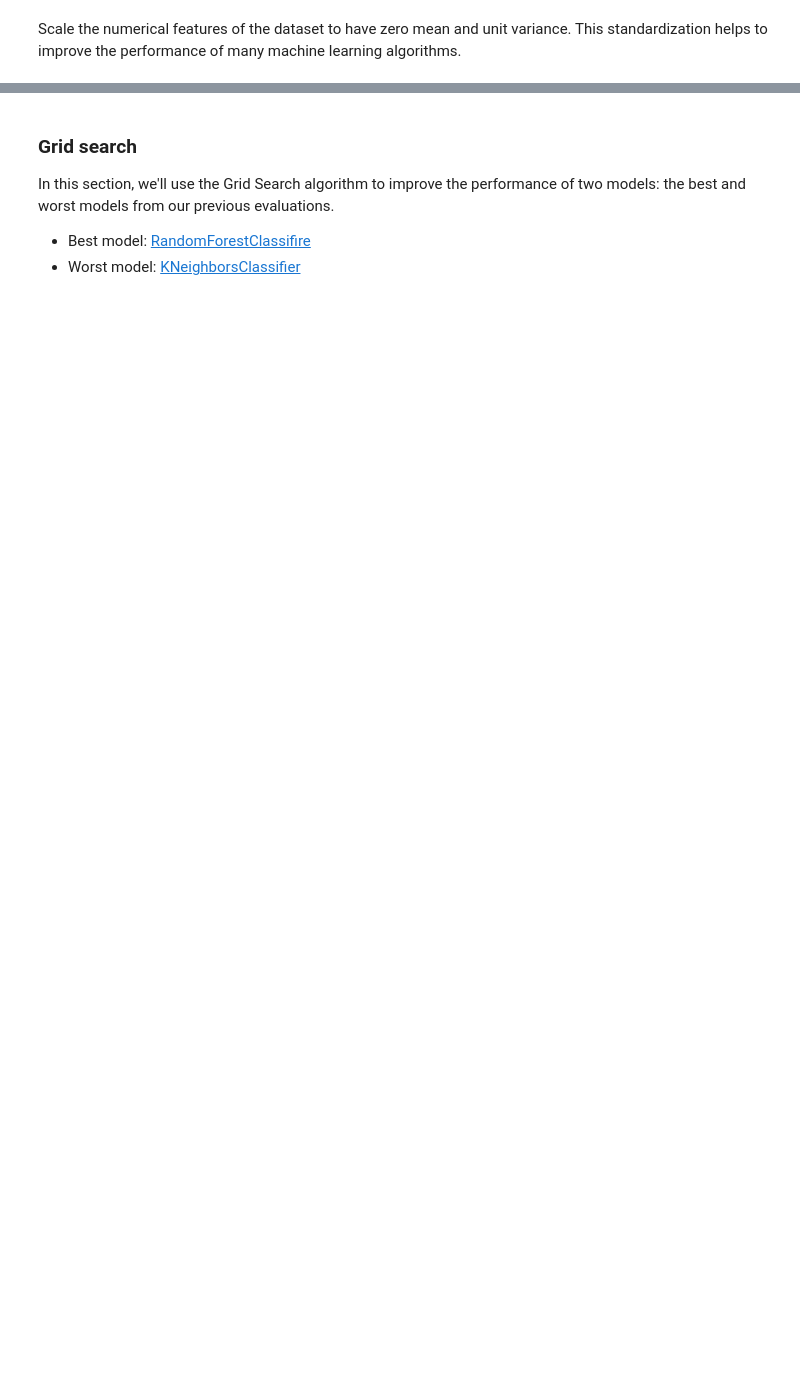
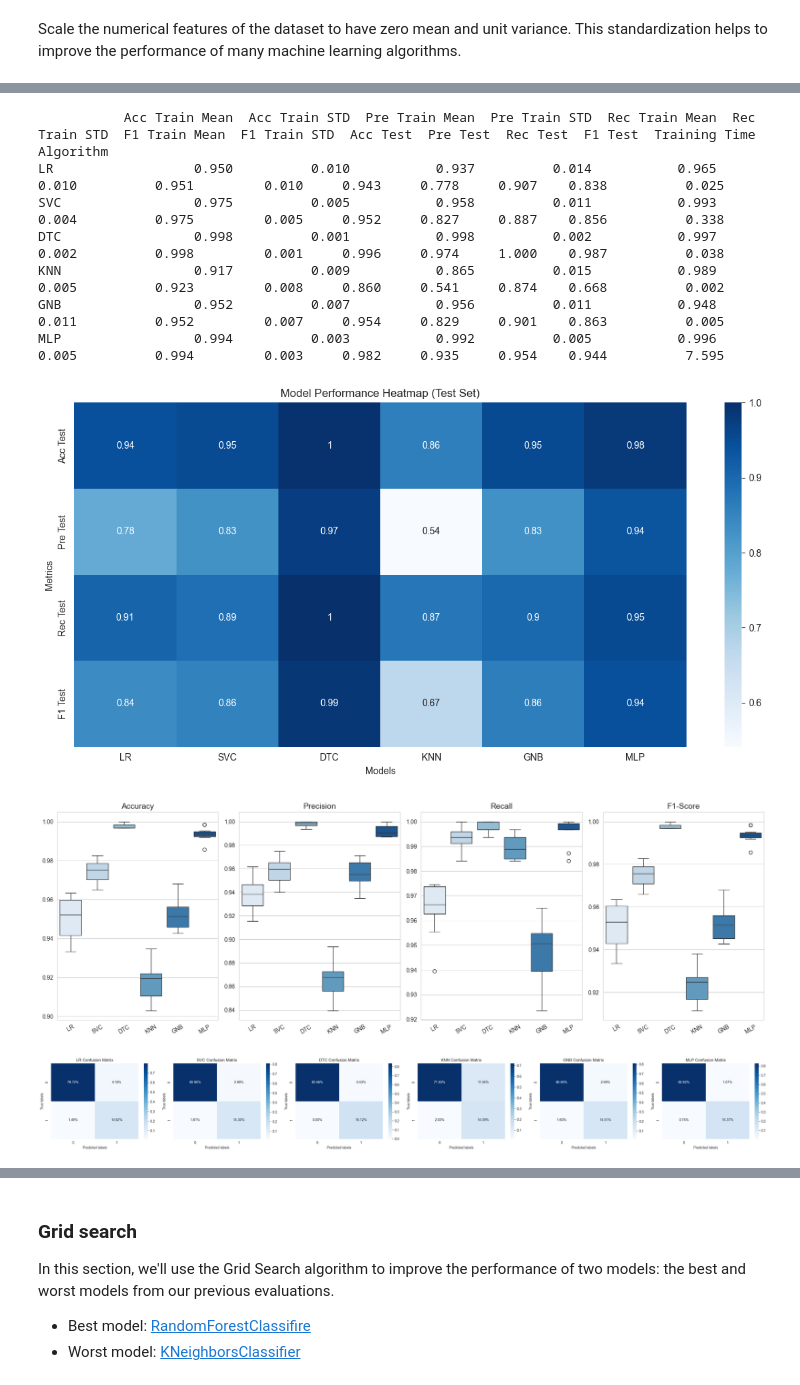
Before and after one commit to Mansur-Mustafin/AI-NASA-asteroids, a Jupyter notebook: main.ipynb, the cells around one changed output, grey strips where cells are left out. Drawn from its saved outputs; the diff is of its cells as text; code cells hidden in the pictures; blank space fills up the shorter version.

```diff
--- a/main.ipynb
+++ b/main.ipynb
@@ -212,7 +304,7 @@ def plot_confusion_matrices(models, confusion_matrices, names):
     plt.tight_layout()
     plt.show()
 # %%
-def model_evaluation(x_train, y_train, x_test, y_test, models):
+def evaluate_models(x_train, y_train, x_test, y_test, models):
     names = []
     scoring = ['accuracy', 'precision', 'recall', 'f1']
 
@@ -238,11 +330,11 @@ def model_evaluation(x_train, y_train, x_test, y_test, models):
         # Cross-validation results on the training set
         result = cross_validate(model, x_train, y_train, cv=kfold, scoring=scoring,
                                 return_train_score=True, return_estimator=True, n_jobs=-1)
-        # model.fit(x_train, y_train)
 
-        model = result['estimator'][0]
+        # Find the best model between all the folds by using the one with the highest test recall value
+        model = result['estimator'][np.argmax(result['test_recall'])]
 
-        # Test set results
+        # Test set results with the best model from all the folds in the complete test set
         predictions = model.predict(x_test)
         cm = confusion_matrix(y_test, predictions)
         confusion_matrices.append(cm)
@@ -309,13 +401,28 @@ def model_evaluation(x_train, y_train, x_test, y_test, models):
 # with open('iris_dtc.dot', 'w') as out_file:
 #     out_file = tree.export_graphviz(decision_tree_classifier, out_file=out_file)
 # %%
+# Single Model Methods
+
 models = []
+
+models.append(('LR', LogisticRegression(max_iter=1000)))
 models.append(('SVC', SVC()))
 models.append(('DTC', DecisionTreeClassifier()))
 models.append(('KNN', KNeighborsClassifier()))
 models.append(('GNB', GaussianNB()))
-models.append(('XGB', XGBClassifier()))
 models.append(('MLP', MLPClassifier(max_iter=600)))
 
-model_evaluation(x_train_transformed, y_train, x_test_transformed, y_test, models)
+evaluate_models(x_train_transformed, y_train, x_test_transformed, y_test, models)
+# %% [output]
+           Acc Train Mean  Acc Train STD  Pre Train Mean  Pre Train STD  Rec Train Mean  Rec Train STD  F1 Train Mean  F1 Train STD  Acc Test  Pre Test  Rec Test  F1 Test  Training Time
+Algorithm
+LR                  0.950          0.010           0.937          0.014           0.965          0.010          0.951         0.010     0.943     0.778     0.907    0.838          0.025
+SVC                 0.975          0.005           0.958          0.011           0.993          0.004          0.975         0.005     0.952     0.827     0.887    0.856          0.338
+DTC                 0.998          0.001           0.998          0.002           0.997          0.002          0.998         0.001     0.996     0.974     1.000    0.987          0.038
+KNN                 0.917          0.009           0.865          0.015           0.989          0.005          0.923         0.008     0.860     0.541     0.874    0.668          0.002
+GNB                 0.952          0.007           0.956          0.011           0.948          0.011          0.952         0.007     0.954     0.829     0.901    0.863          0.005
+MLP                 0.994          0.003           0.992          0.005           0.996          0.005          0.994         0.003     0.982     0.935     0.954    0.944          7.595
+[figure, added]
+[figure, added]
+[figure, added]
 # %%
```
Also changed, not shown: parts of 23 cells of this notebook, 2 other files.
